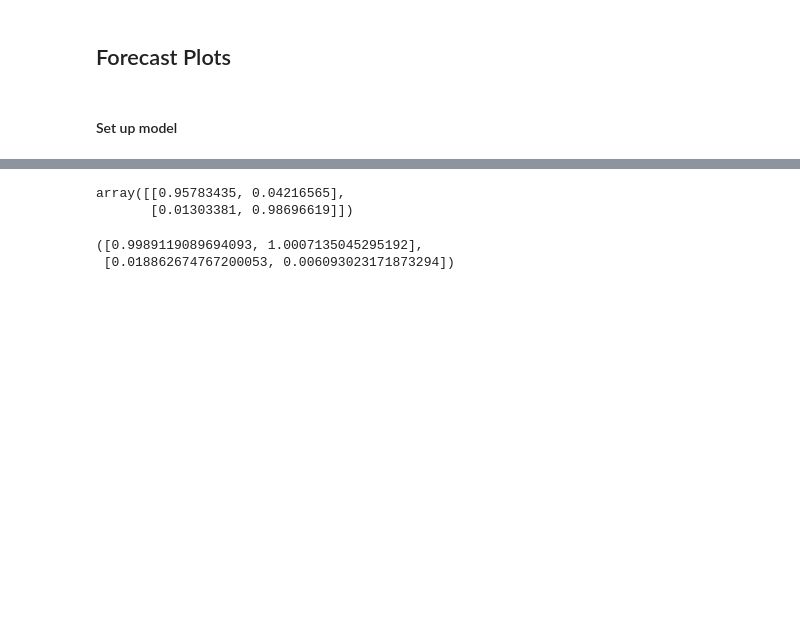
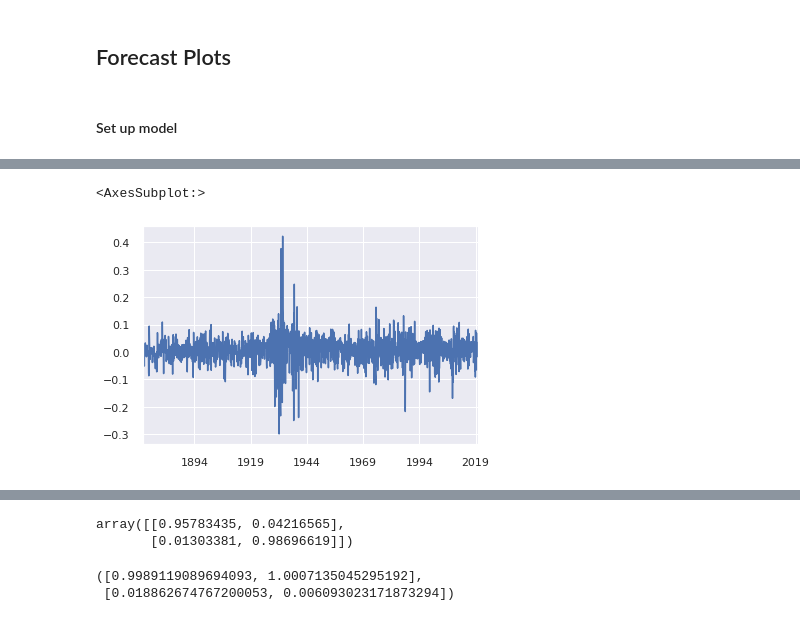
Before and after one commit to felixbrunner/hmm-real-vol, a Jupyter notebook: notebooks/01 - framework_plots.ipynb, the cells around one changed output, grey strips where cells are left out. Saved outputs shown, nothing was run; the diff lists cells and outputs as text; code cells hidden in the pictures; blank space fills up the shorter version.

```diff
--- a/notebooks/01 - framework_plots.ipynb
+++ b/notebooks/01 - framework_plots.ipynb
@@ -244,0 +264,5 @@ AssertionError: transition matrix rows need to sum to one
+# %%
+series.plot()
+# %% [output]
+<AxesSubplot:>
+[figure, added]
```
Also changed, not shown: parts of 10 cells of this notebook, 3 other files.
